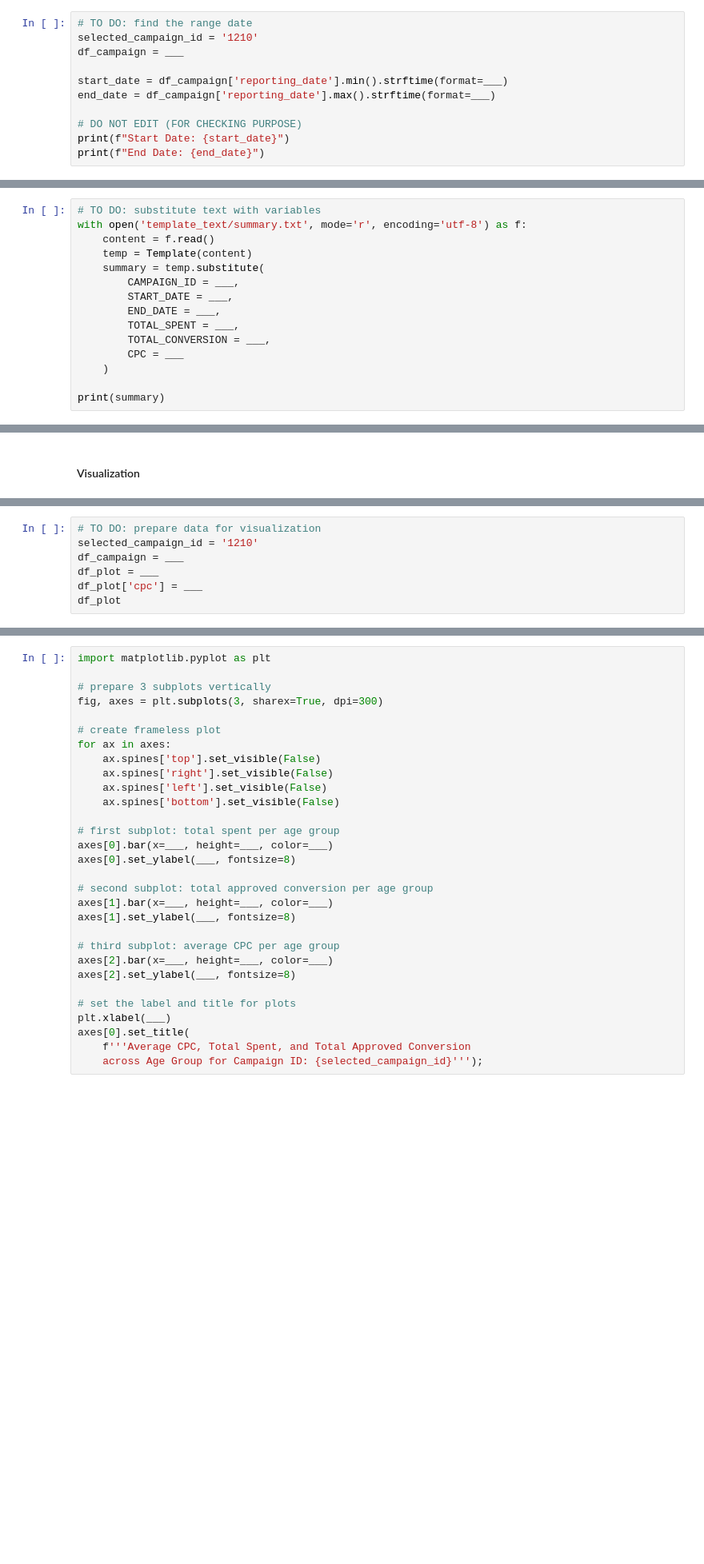
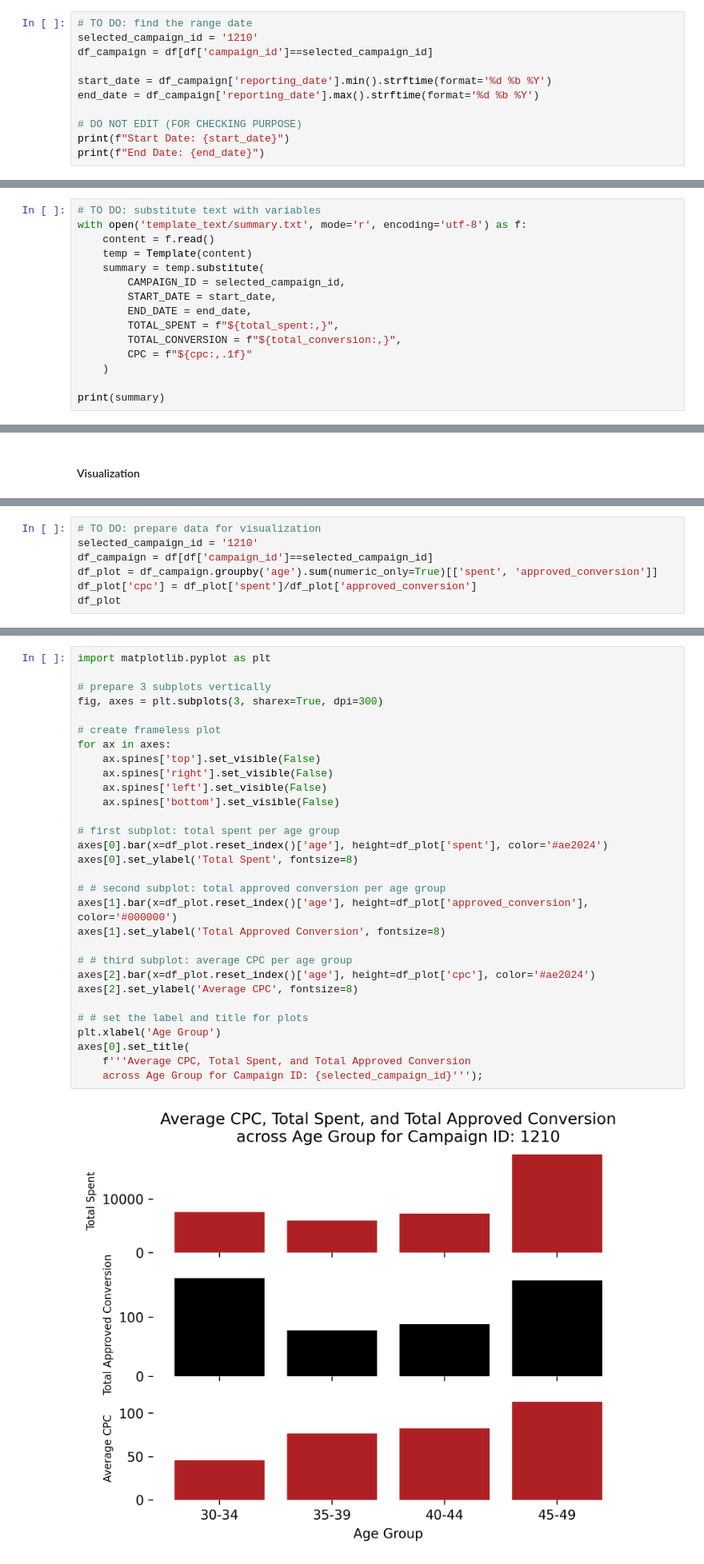
Before and after one commit to Gustana/telebot, a Jupyter notebook: Notebook Guide.ipynb, the cells around one changed output, grey strips where cells are left out. Shown at 80% size. Drawn from its saved outputs; the diff is of its cells as text; blank space fills up the shorter version.

```diff
--- a/Notebook Guide.ipynb
+++ b/Notebook Guide.ipynb
@@ -437,10 +483,10 @@ Find the range date (`start_date` and `end_date`) based on specified `campaign_i
 # %%
 # TO DO: find the range date
 selected_campaign_id = '1210'
-df_campaign = ___
+df_campaign = df[df['campaign_id']==selected_campaign_id]
 
-start_date = df_campaign['reporting_date'].min().strftime(format=___)
-end_date = df_campaign['reporting_date'].max().strftime(format=___)
+start_date = df_campaign['reporting_date'].min().strftime(format='%d %b %Y')
+end_date = df_campaign['reporting_date'].max().strftime(format='%d %b %Y')
 
 # DO NOT EDIT (FOR CHECKING PURPOSE)
 print(f"Start Date: {start_date}")
@@ -500,12 +571,12 @@ with open('template_text/summary.txt', mode='r', encoding='utf-8') as f:
     content = f.read()
     temp = Template(content)
     summary = temp.substitute(
-        CAMPAIGN_ID = ___,
-        START_DATE = ___,
-        END_DATE = ___,
-        TOTAL_SPENT = ___,
-        TOTAL_CONVERSION = ___,
-        CPC = ___
+        CAMPAIGN_ID = selected_campaign_id,
+        START_DATE = start_date,
+        END_DATE = end_date,
+        TOTAL_SPENT = f"${total_spent:,}",
+        TOTAL_CONVERSION = f"${total_conversion:,}",
+        CPC = f"${cpc:,.1f}"
     )
 
 print(summary)
@@ -602,7 +679,7 @@ Let's prepare the data before visualization:
 # %%
 # TO DO: prepare data for visualization
 selected_campaign_id = '1210'
-df_campaign = ___
-df_plot = ___
-df_plot['cpc'] = ___
+df_campaign = df[df['campaign_id']==selected_campaign_id]
+df_plot = df_campaign.groupby('age').sum(numeric_only=True)[['spent', 'approved_conversion']]
+df_plot['cpc'] = df_plot['spent']/df_plot['approved_conversion']
 df_plot
@@ -630,33 +714,35 @@ Complete the visual component:
 # %%
 import matplotlib.pyplot as plt
 
 # prepare 3 subplots vertically
 fig, axes = plt.subplots(3, sharex=True, dpi=300)
 
 # create frameless plot
 for ax in axes:
     ax.spines['top'].set_visible(False)
     ax.spines['right'].set_visible(False)
     ax.spines['left'].set_visible(False)
     ax.spines['bottom'].set_visible(False)
 
 # first subplot: total spent per age group
-axes[0].bar(x=___, height=___, color=___)
-axes[0].set_ylabel(___, fontsize=8)
+axes[0].bar(x=df_plot.reset_index()['age'], height=df_plot['spent'], color='#ae2024')
+axes[0].set_ylabel('Total Spent', fontsize=8)
 
-# second subplot: total approved conversion per age group
-axes[1].bar(x=___, height=___, color=___)
-axes[1].set_ylabel(___, fontsize=8)
+# # second subplot: total approved conversion per age group
+axes[1].bar(x=df_plot.reset_index()['age'], height=df_plot['approved_conversion'], color='#000000')
+axes[1].set_ylabel('Total Approved Conversion', fontsize=8)
 
-# third subplot: average CPC per age group
-axes[2].bar(x=___, height=___, color=___)
-axes[2].set_ylabel(___, fontsize=8)
+# # third subplot: average CPC per age group
+axes[2].bar(x=df_plot.reset_index()['age'], height=df_plot['cpc'], color='#ae2024')
+axes[2].set_ylabel('Average CPC', fontsize=8)
 
-# set the label and title for plots
-plt.xlabel(___)
+# # set the label and title for plots
+plt.xlabel('Age Group')
 axes[0].set_title(
     f'''Average CPC, Total Spent, and Total Approved Conversion
     across Age Group for Campaign ID: {selected_campaign_id}''');
+# %% [output]
+[figure, added]
 # %% [markdown]
 **EXPECTED OUTPUT:**
 
```
Also changed, not shown: parts of 22 cells of this notebook, 1 other file.
